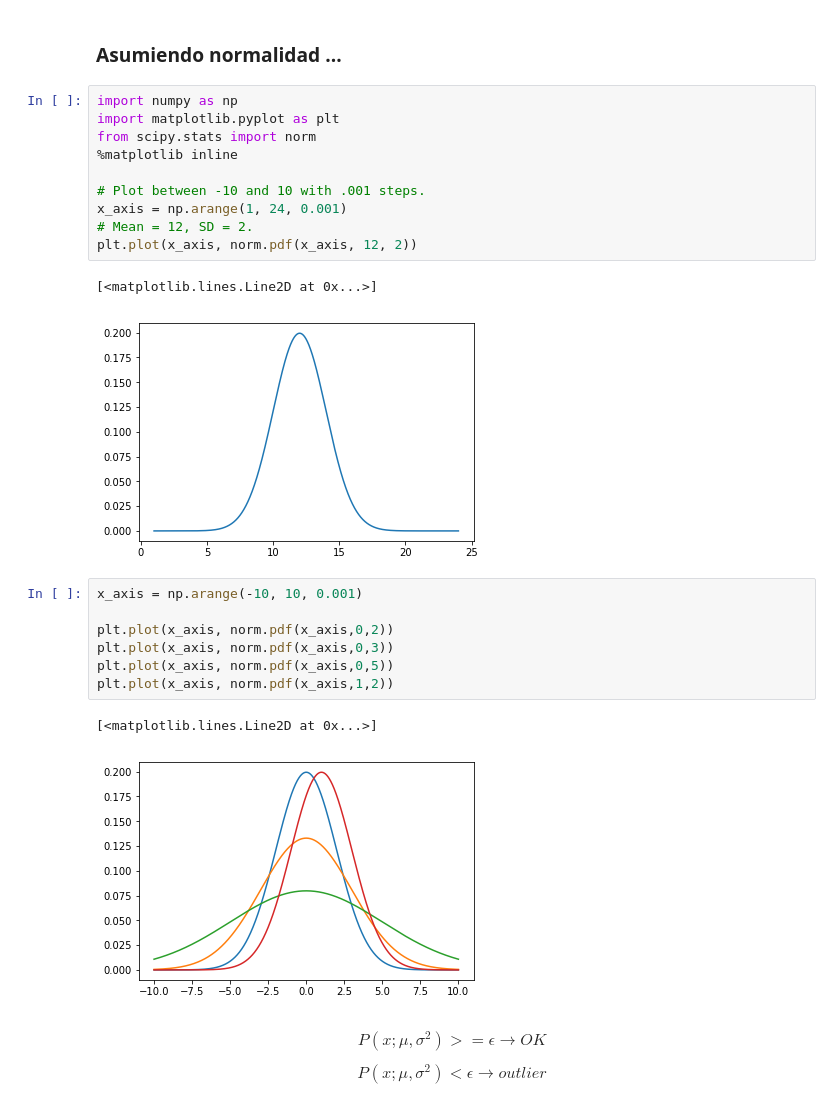
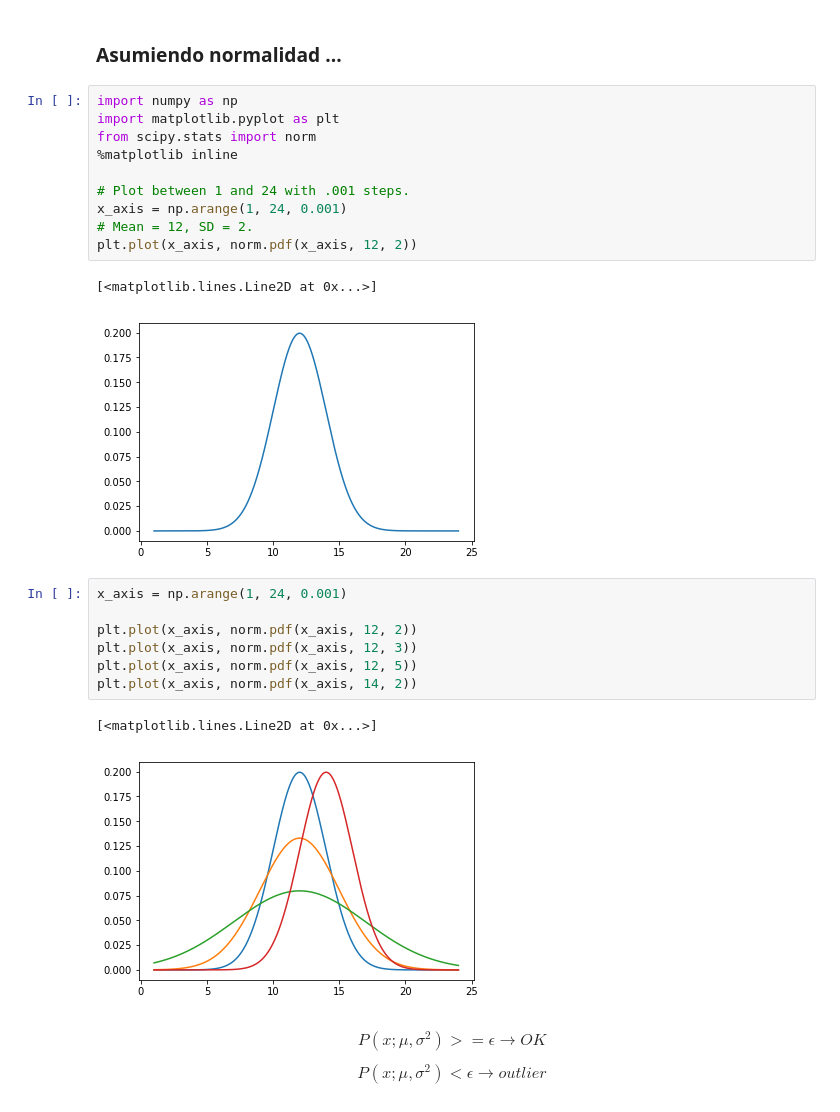
Before and after one commit to ucseml-team/machine-learning-course, a Jupyter notebook: anomaly_detection.ipynb, the cells around one changed output. Cells and saved outputs as stored; diff of their text form.

```diff
--- a/anomaly_detection.ipynb
+++ b/anomaly_detection.ipynb
@@ -39,7 +39,7 @@ import matplotlib.pyplot as plt
 from scipy.stats import norm
 %matplotlib inline
 
-# Plot between -10 and 10 with .001 steps.
+# Plot between 1 and 24 with .001 steps.
 x_axis = np.arange(1, 24, 0.001)
 # Mean = 12, SD = 2.
 plt.plot(x_axis, norm.pdf(x_axis, 12, 2))
@@ -47,15 +47,15 @@ plt.plot(x_axis, norm.pdf(x_axis, 12, 2))
 [<matplotlib.lines.Line2D at 0x...>]
 [figure]
 # %%
-x_axis = np.arange(-10, 10, 0.001)
+x_axis = np.arange(1, 24, 0.001)
 
-plt.plot(x_axis, norm.pdf(x_axis,0,2))
-plt.plot(x_axis, norm.pdf(x_axis,0,3))
-plt.plot(x_axis, norm.pdf(x_axis,0,5))
-plt.plot(x_axis, norm.pdf(x_axis,1,2))
+plt.plot(x_axis, norm.pdf(x_axis, 12, 2))
+plt.plot(x_axis, norm.pdf(x_axis, 12, 3))
+plt.plot(x_axis, norm.pdf(x_axis, 12, 5))
+plt.plot(x_axis, norm.pdf(x_axis, 14, 2))
 # %% [output]
 [<matplotlib.lines.Line2D at 0x...>]
-[figure, old version]
+[figure, new version]
 # %% [markdown]
 \begin{equation*}
 P(x; \mu, \sigma^2) >= \epsilon \to OK
```
Also changed, not shown: parts of 11 cells of this notebook, 7 other files.
